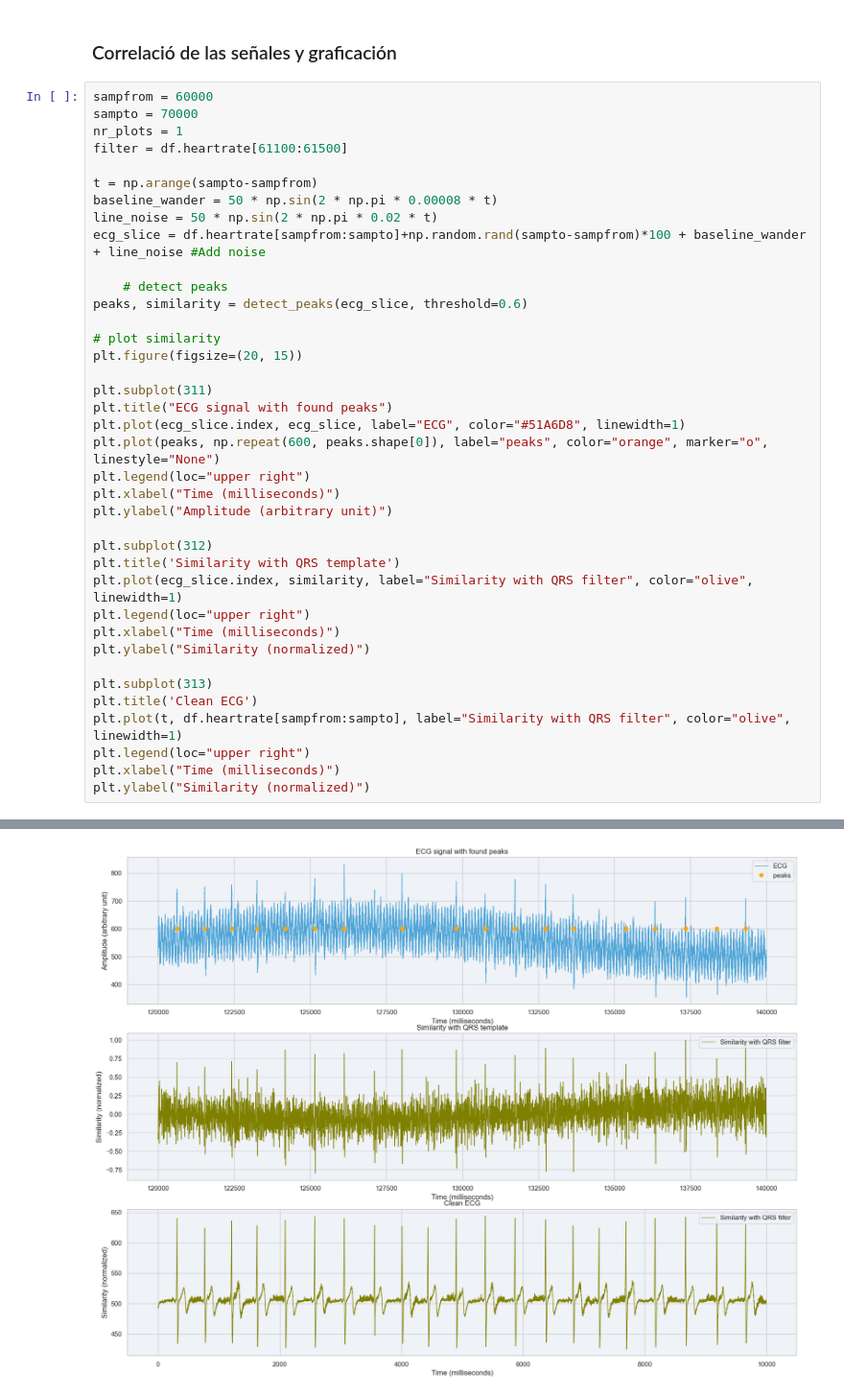
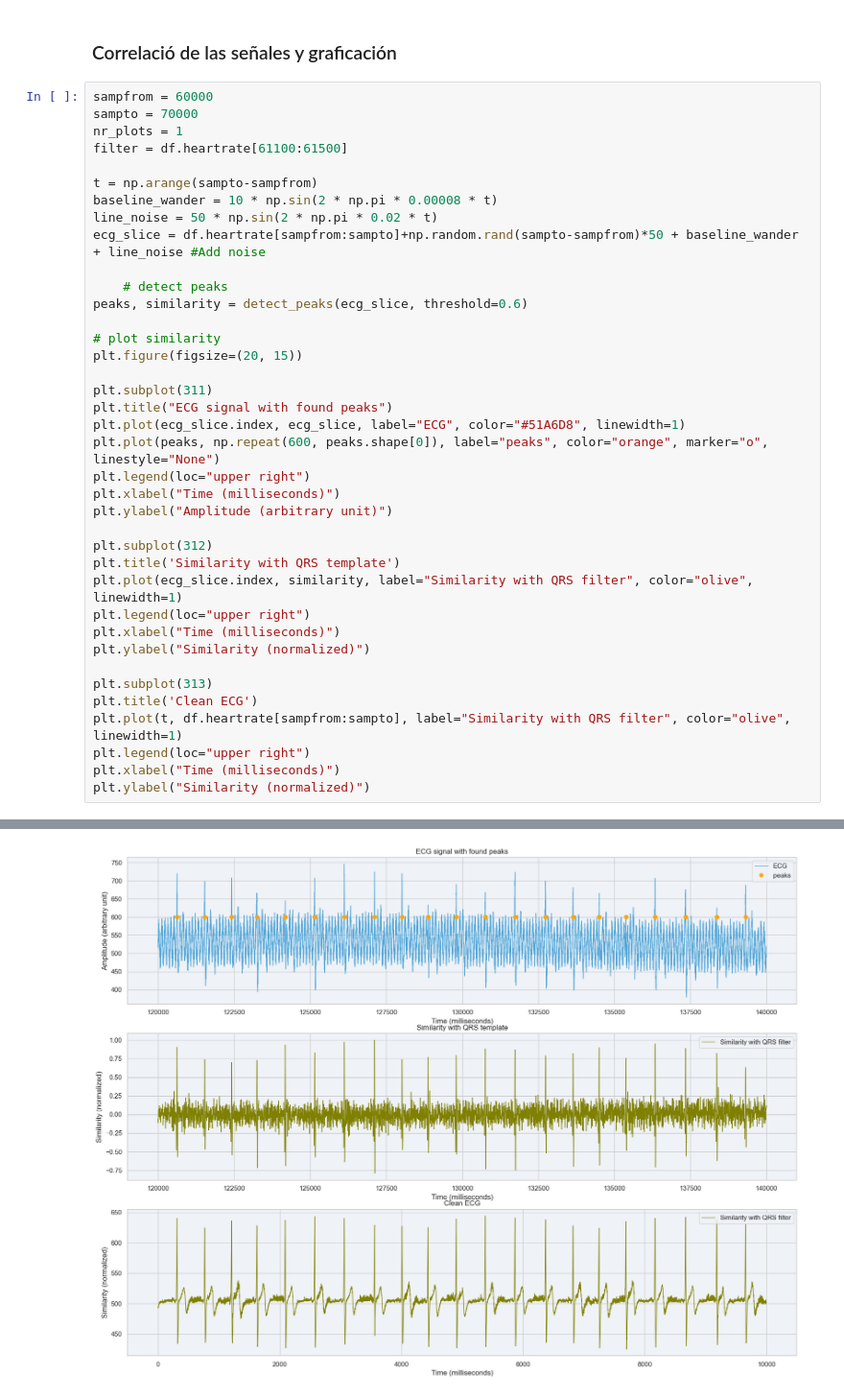
Before and after one commit to prototipado/Curso_DSP_ESE, a Jupyter notebook: ejemplos_python/cross_correlation/Cross-Correlation.ipynb, the cells around one changed output, grey strips where cells are left out. Shown at 96% size. Saved outputs shown, nothing was run; the diff lists cells and outputs as text.

```diff
--- a/ejemplos_python/cross_correlation/Cross-Correlation.ipynb
+++ b/ejemplos_python/cross_correlation/Cross-Correlation.ipynb
@@ -140,37 +135,37 @@ nr_plots = 1
 filter = df.heartrate[61100:61500]
 
 t = np.arange(sampto-sampfrom)
-baseline_wander = 50 * np.sin(2 * np.pi * 0.00008 * t)
+baseline_wander = 10 * np.sin(2 * np.pi * 0.00008 * t)
 line_noise = 50 * np.sin(2 * np.pi * 0.02 * t)
-ecg_slice = df.heartrate[sampfrom:sampto]+np.random.rand(sampto-sampfrom)*100 + baseline_wander + line_noise #Add noise
+ecg_slice = df.heartrate[sampfrom:sampto]+np.random.rand(sampto-sampfrom)*50 + baseline_wander + line_noise #Add noise
 
     # detect peaks
 peaks, similarity = detect_peaks(ecg_slice, threshold=0.6)
 
 # plot similarity
 plt.figure(figsize=(20, 15))
 
 plt.subplot(311)
 plt.title("ECG signal with found peaks")
 plt.plot(ecg_slice.index, ecg_slice, label="ECG", color="#51A6D8", linewidth=1)
 plt.plot(peaks, np.repeat(600, peaks.shape[0]), label="peaks", color="orange", marker="o", linestyle="None")
 plt.legend(loc="upper right")
 plt.xlabel("Time (milliseconds)")
 plt.ylabel("Amplitude (arbitrary unit)")
 
 plt.subplot(312)
 plt.title('Similarity with QRS template')
 plt.plot(ecg_slice.index, similarity, label="Similarity with QRS filter", color="olive", linewidth=1)
 plt.legend(loc="upper right")
 plt.xlabel("Time (milliseconds)")
 plt.ylabel("Similarity (normalized)")
 
 plt.subplot(313)
 plt.title('Clean ECG')
 plt.plot(t, df.heartrate[sampfrom:sampto], label="Similarity with QRS filter", color="olive", linewidth=1)
 plt.legend(loc="upper right")
 plt.xlabel("Time (milliseconds)")
 plt.ylabel("Similarity (normalized)")
 # %% [output]
 Text(0, 0.5, 'Similarity (normalized)')
-[figure, old version]
+[figure, new version]
```
Also changed, not shown: parts of 2 cells of this notebook.
